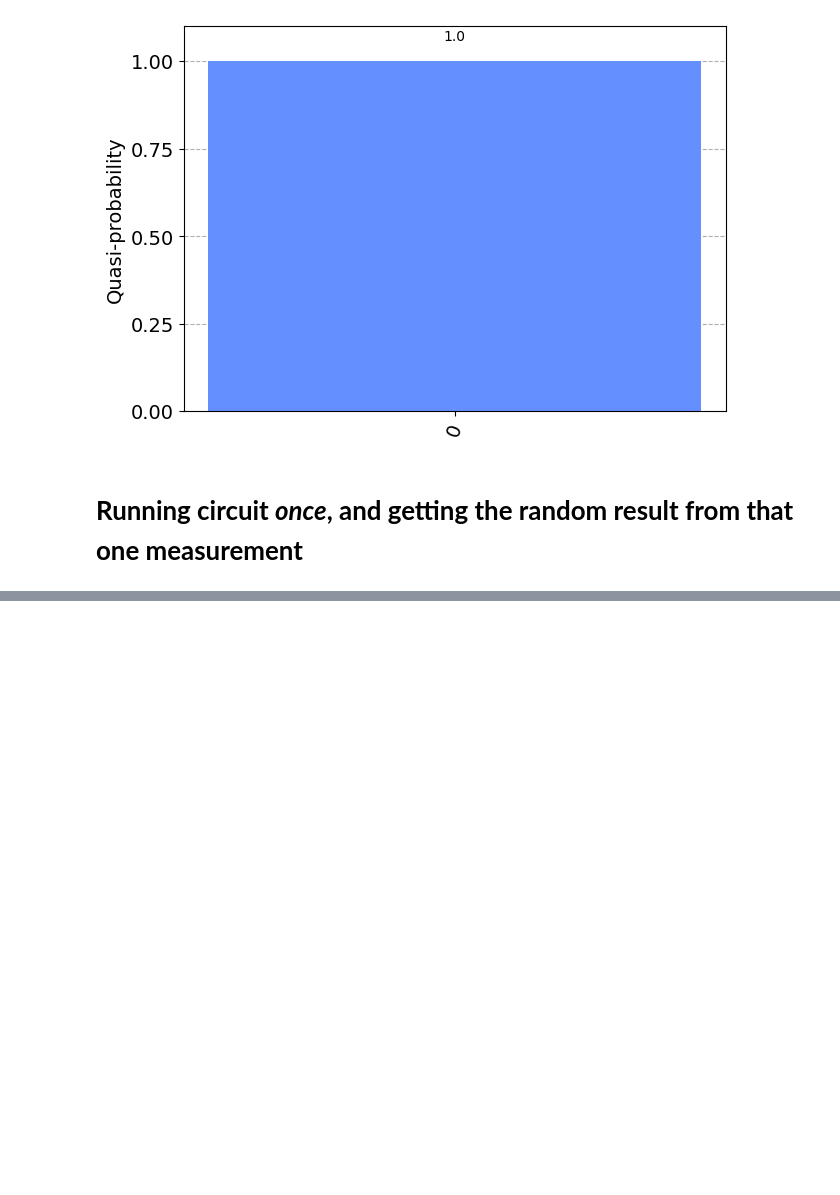
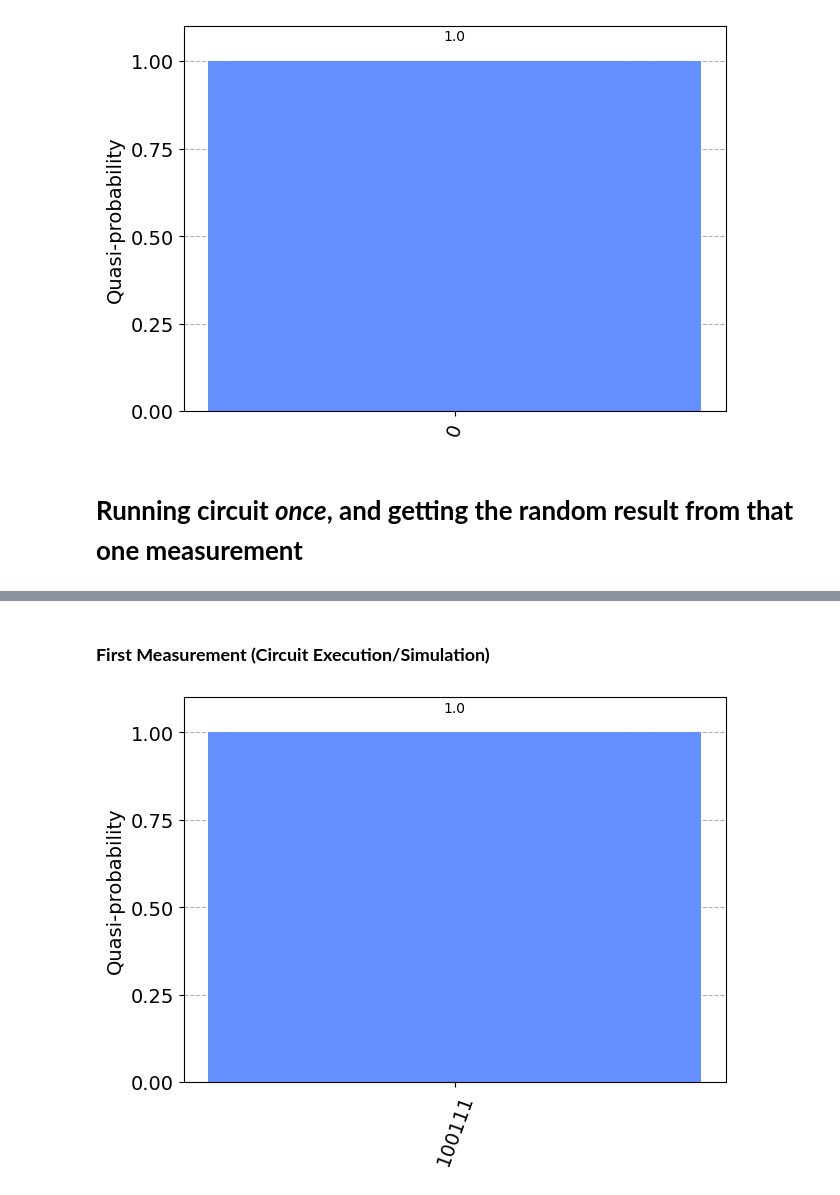
Before and after one commit to pranavmarla/quantum-wordle, a Jupyter notebook: internal-use-only/useful-qiskit-code.ipynb, the cells around one changed output, grey strips where cells are left out. Saved outputs shown, nothing was run; the diff lists cells and outputs as text; code cells hidden in the pictures; blank space fills up the shorter version.

```diff
--- a/internal-use-only/useful-qiskit-code.ipynb
+++ b/internal-use-only/useful-qiskit-code.ipynb
@@ -116,0 +117,11 @@ list(measured_values)
+# %% [markdown]
+### **First Measurement (Circuit Execution/Simulation)**
+# %%
+# Simulate using QASM
+backend = Aer.get_backend('qasm_simulator')
+job = execute(qc, backend=backend, shots=1)
+result = job.result()
+counts = result.get_counts()
+plot_distribution(counts)
+# %% [output]
+[figure, added]
```
Also changed, not shown: parts of 20 cells of this notebook.
